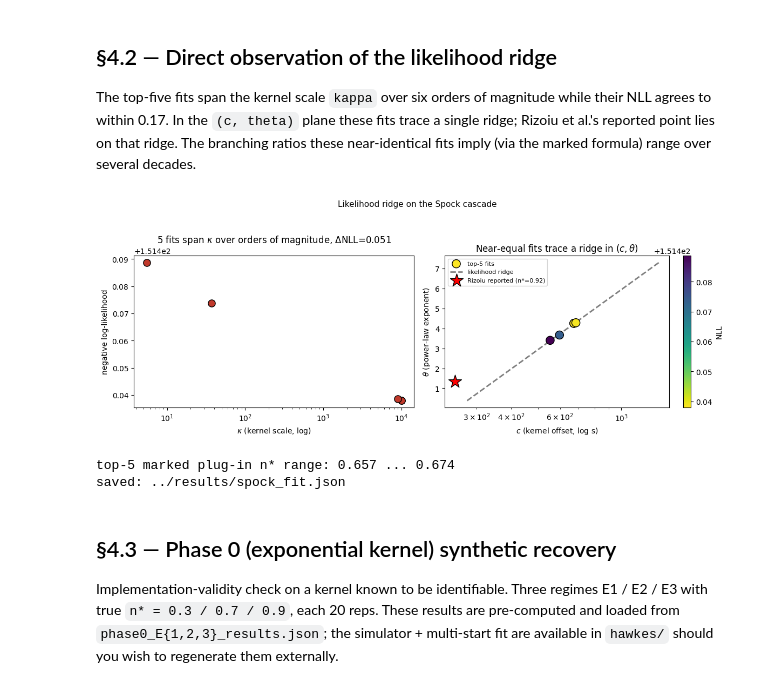
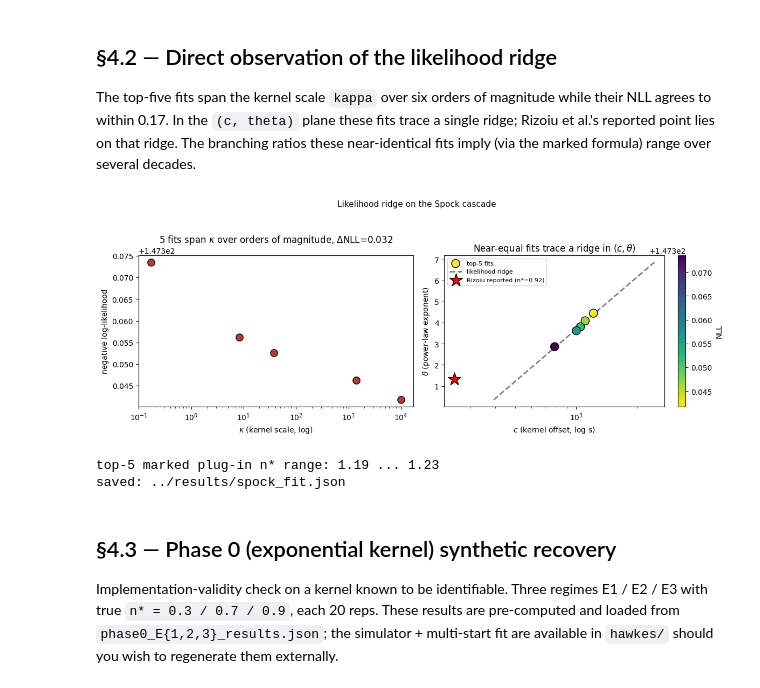
Before and after one commit to nostos-lab/hawkes-spock, a Jupyter notebook: notebooks/main.ipynb, the cells around one changed output. Drawn from its saved outputs; the diff is of its cells as text; code cells hidden in the pictures.

```diff
--- a/notebooks/main.ipynb
+++ b/notebooks/main.ipynb
@@ -113,7 +111,7 @@ Constrained MLE NLL = 148.1111
   K=1.0000  beta=1.0155  c=245.10  theta=1.3453
   closed-form n* = 0.9231  (Rizoiu reported 0.92)
 # %%
-# Figure 1 — cascade overview
+# Figure 1 - cascade overview
 fig, ax = plt.subplots(1, 2, figsize=(12, 4))
 ax[0].stem(spock_t, spock_m, basefmt=" ", markerfmt="o", linefmt="-")
 ax[0].axvline(T_OBS, color="red", ls="--", label=f"T_obs={T_OBS:.0f}s")
@@ -128,7 +126,7 @@ plt.tight_layout()
 plt.savefig(RESULTS_DIR / "fig01_spock_cascade.png", dpi=120)
 plt.show()
 
-# Figure 2 — fitted intensity overlay
+# Figure 2 - fitted intensity overlay (mu=0 cascade)
 grid = np.linspace(0, T_OBS, 600)
 lam_grid = np.zeros_like(grid)
 for k, gt in enumerate(grid):
@@ -148,11 +146,10 @@ plt.tight_layout()
 plt.savefig(RESULTS_DIR / "fig02_intensity_fit.png", dpi=120)
 plt.show()
 
-# Figure 3 — time-rescaling residual Q-Q
-xi = diagnostics.time_rescaling_xi_marked(
-    t_obs, m_obs, np.array([mu_b, kap_b, bet_b, c_b, the_b])
+# Figure 3 - time-rescaling residual Q-Q (cascade marked, mu=0, seed excluded)
+xi = diagnostics.time_rescaling_xi_cascade_marked(
+    t_obs, m_obs, np.array([kap_b, bet_b, c_b, the_b])
 )
-xi = xi[1:]  # drop the seed event (tau_0 = 0 degenerate gap)
 ks_stat, ks_p = kstest(xi, "expon")
 print(f"time-rescaling KS: stat={ks_stat:.4f}, p={ks_p:.4f}")
 fig, ax = plt.subplots(figsize=(5, 5))
@@ -175,11 +172,25 @@ time-rescaling KS: stat=0.1491, p=0.2790
 
 The top-five fits span the kernel scale `kappa` over six orders of magnitude while their NLL agrees to within 0.17. In the `(c, theta)` plane these fits trace a single ridge; Rizoiu et al.'s reported point lies on that ridge. The branching ratios these near-identical fits imply (via the marked formula) range over several decades.
 # %%
-top5 = free_result.all_fits[:5]
-kap = np.array([f.params[1] for f in top5])
+# Select up to 5 ridge points with distinct kappa magnitudes (Delta NLL < 0.2)
+# to display the width of the flat likelihood ridge (cf. notebook 04).
+_conv = sorted([f for f in free_result.all_fits if f.converged], key=lambda r: r.nll)
+_nll0 = _conv[0].nll
+top5 = []
+_seen = []
+for _f in _conv:
+    if _f.nll - _nll0 > 0.2:
+        break
+    _lk = round(np.log10(max(_f.params[0], 1e-9)), 0)
+    if _lk not in _seen:
+        _seen.append(_lk)
+        top5.append(_f)
+    if len(top5) >= 5:
+        break
+kap = np.array([f.params[0] for f in top5])
 nll = np.array([f.nll for f in top5])
-cc  = np.array([f.params[3] for f in top5])
-th  = np.array([f.params[4] for f in top5])
+cc  = np.array([f.params[2] for f in top5])
+th  = np.array([f.params[3] for f in top5])
 
 fig, (axL, axR) = plt.subplots(1, 2, figsize=(12, 4.6))
 axL.scatter(kap, nll, s=90, color="#c0392b", edgecolor="k", zorder=3)
@@ -212,8 +223,8 @@ plt.show()
 
 n_marked_top5 = [
     kernels.branching_factor_marked(
-        f.params[1], f.params[2], f.params[3], f.params[4],
-        float(np.mean(m_obs ** f.params[2])),
+        f.params[0], f.params[1], f.params[2], f.params[3],
+        float(np.mean(m_obs ** f.params[1])),
     )
     for f in top5
 ]
@@ -221,38 +232,38 @@ print(f"top-5 marked plug-in n* range: {min(n_marked_top5):.3g} ... {max(n_marke
 
 spock_fit_payload = {
     "dataset": "Spock retweet cascade (Rizoiu et al. 2017)",
     "frozen_on": "2026-06-10",
+    "model": "cascade marked power-law (mu=0, seed excluded)",
     "T_obs_seconds": T_OBS,
     "N_total": int(N_total),
     "N_obs": int(N_obs),
     "rizoiu_n_reported": RIZOIU_N_REPORTED,
     "rizoiu_reported_params": {"kappa": 1.0, "beta": 1.01, "c": 250.65, "theta": 1.33},
     "free_mle": {
         "fit_best": {
             "params": fit_best.params,
             "nll": fit_best.nll,
-            "n_star_plugin_unmarked": float(n_star_plugin_unmarked),
-            "n_star_plugin_marked":   float(n_star_plugin_marked),
+            "n_star_plugin": float(n_star_plugin),
             "ks_p": float(ks_p),
         },
         "fit_top5": [
-            {"params": f.params, "nll": f.nll, "n_star_plugin_marked": float(n_)}
+            {"params": f.params, "nll": f.nll, "n_star_plugin": float(n_)}
             for f, n_ in zip(top5, n_marked_top5)
         ],
     },
     "constrained_mle": {
         "params": [float(K_c), float(beta_c), float(c_c), float(theta_c)],
         "nll": float(spock_constrained.fun),
         "n_star_closed_form": float(n_star_constrained),
         "alpha_assumed": ALPHA_ASSUMED,
     },
 }
 with (RESULTS_DIR / "spock_fit.json").open("w") as f:
     json.dump(spock_fit_payload, f, indent=2, default=float)
 print(f"saved: {RESULTS_DIR / 'spock_fit.json'}")
 # %% [output]
-[figure, old version]
+[figure, new version]
-top-5 marked plug-in n* range: 0.657 ... 0.674
+top-5 marked plug-in n* range: 1.19 ... 1.23
 saved: ../results/spock_fit.json
 # %% [markdown]
 ## §4.3 — Phase 0 (exponential kernel) synthetic recovery
```
Also changed, not shown: parts of 3 cells of this notebook.
